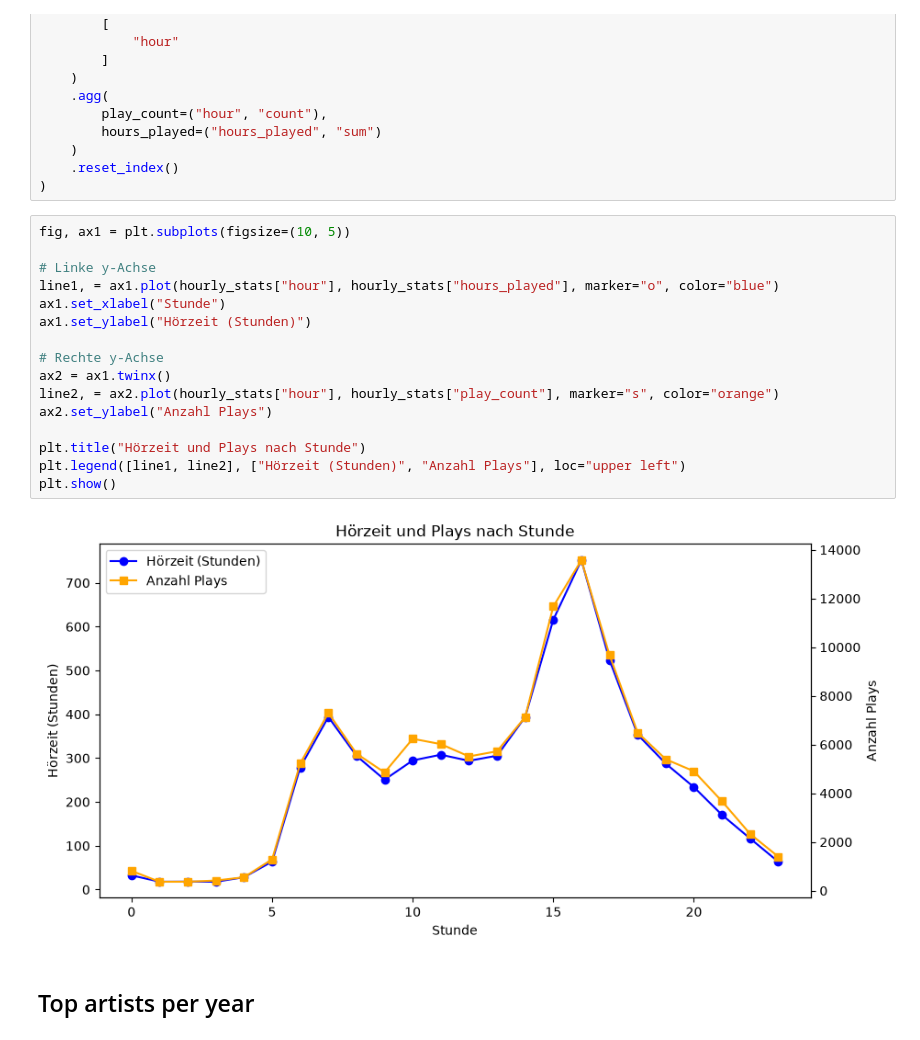
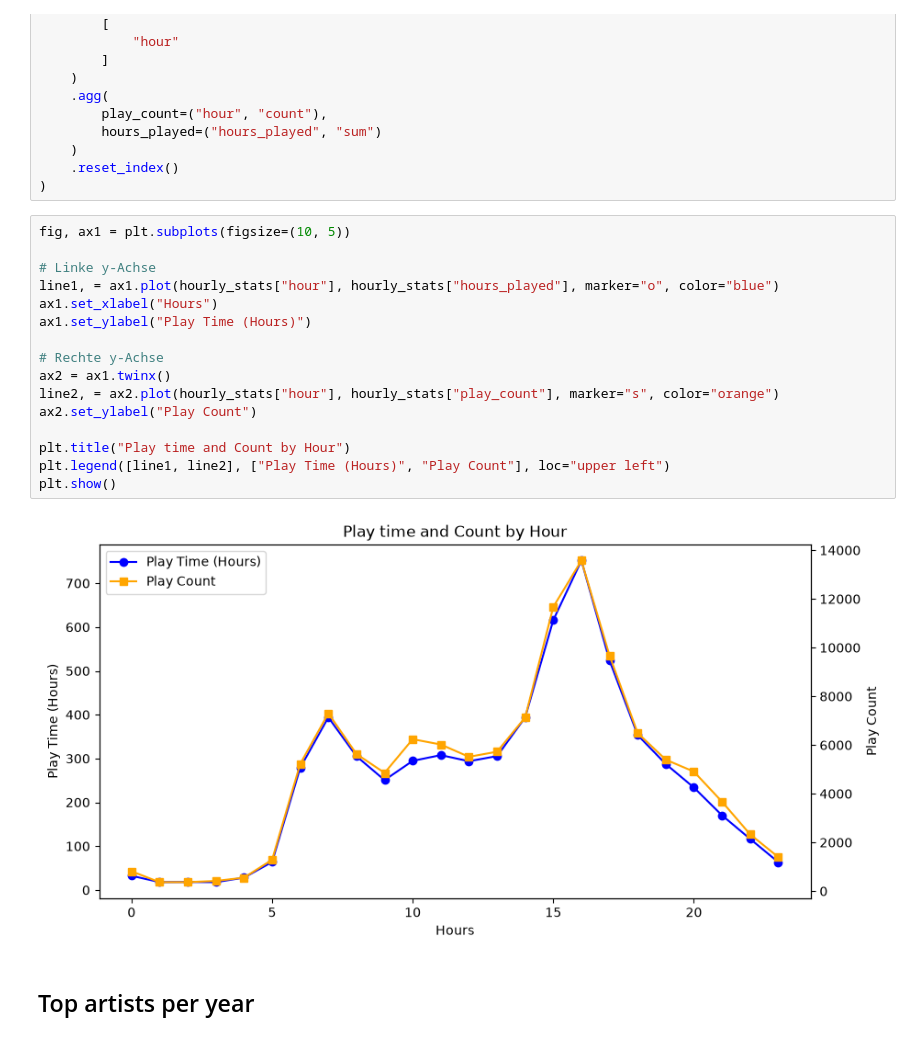
Before and after one commit to sebastianbackes-png/spotify-taste-analysis, a Jupyter notebook: notebooks/02_exploratory_analysis.ipynb, the cells around one changed output. Drawn from its saved outputs; the diff is of its cells as text.

```diff
--- a/notebooks/02_exploratory_analysis.ipynb
+++ b/notebooks/02_exploratory_analysis.ipynb
@@ -197,21 +201,21 @@ hourly_stats = (
 # %%
 fig, ax1 = plt.subplots(figsize=(10, 5))
 
 # Linke y-Achse
 line1, = ax1.plot(hourly_stats["hour"], hourly_stats["hours_played"], marker="o", color="blue")
-ax1.set_xlabel("Stunde")
-ax1.set_ylabel("Hörzeit (Stunden)")
+ax1.set_xlabel("Hours")
+ax1.set_ylabel("Play Time (Hours)")
 
 # Rechte y-Achse
 ax2 = ax1.twinx()
 line2, = ax2.plot(hourly_stats["hour"], hourly_stats["play_count"], marker="s", color="orange")
-ax2.set_ylabel("Anzahl Plays")
+ax2.set_ylabel("Play Count")
 
-plt.title("Hörzeit und Plays nach Stunde")
-plt.legend([line1, line2], ["Hörzeit (Stunden)", "Anzahl Plays"], loc="upper left")
+plt.title("Play time and Count by Hour")
+plt.legend([line1, line2], ["Play Time (Hours)", "Play Count"], loc="upper left")
 plt.show()
 # %% [output]
-[figure, old version]
+[figure, new version]
 # %% [markdown]
 ## Top artists per year
 # %%
```
Also changed, not shown: parts of 5 cells of this notebook, 15 other files.
